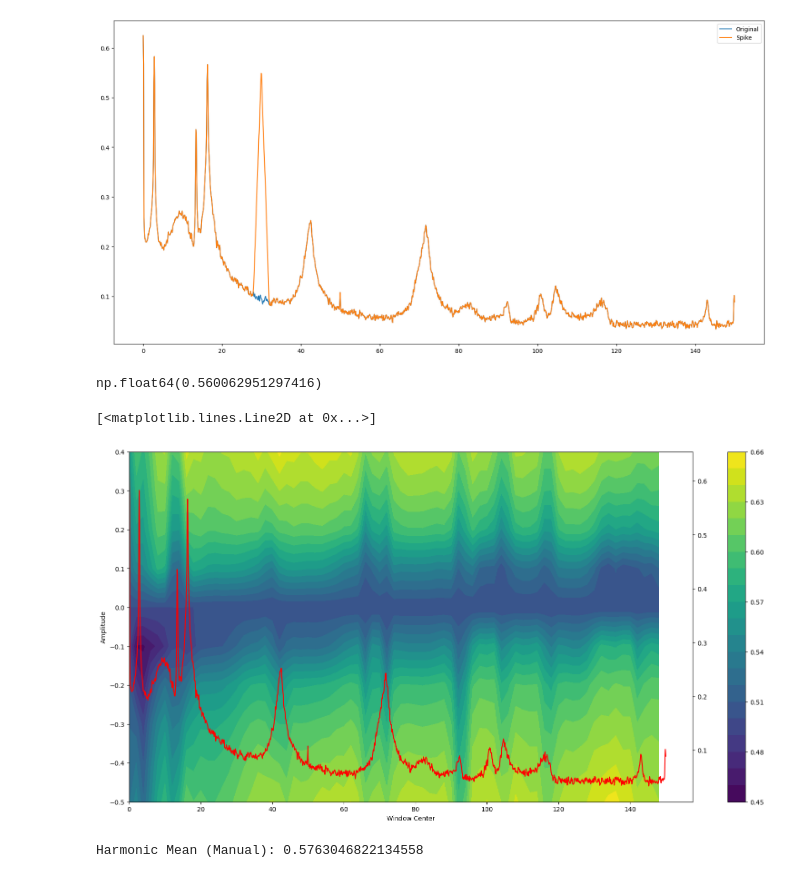
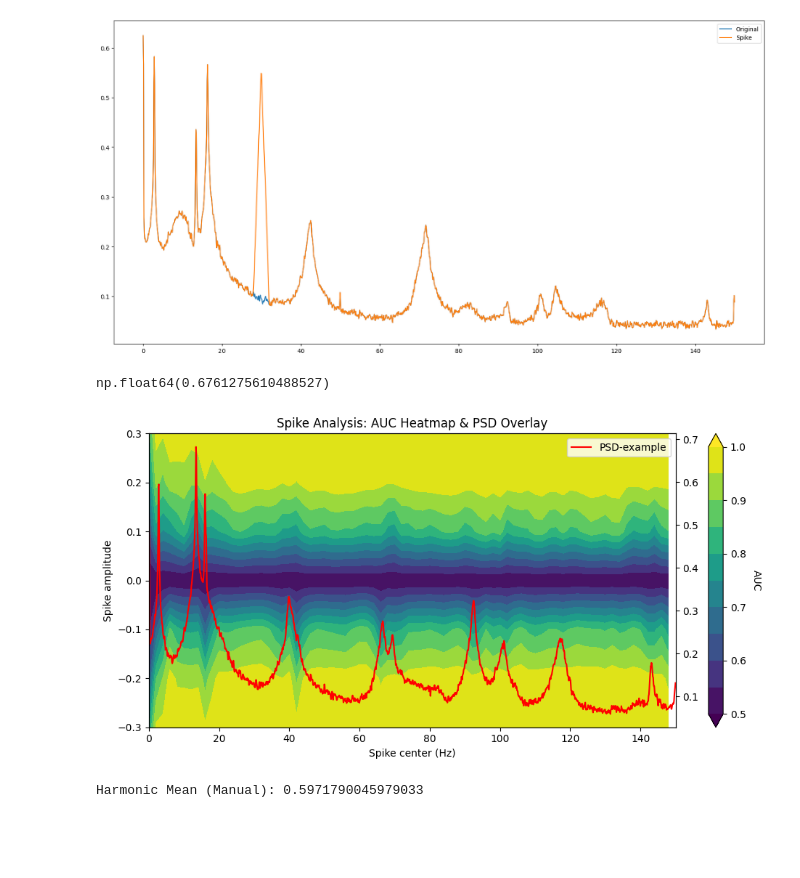
Before and after one commit to YacineBelHadj/hannover-pylon-psd, a Jupyter notebook: hannover_pylon/modelling/finalexp/model_tuning.ipynb, the cells around one changed output. Cells and saved outputs as stored; diff of their text form; code cells hidden in the pictures; blank space fills up the shorter version.

Commit message:
model tuning checking

```diff
--- a/hannover_pylon/modelling/finalexp/model_tuning.ipynb
+++ b/hannover_pylon/modelling/finalexp/model_tuning.ipynb
@@ -223,3 +234,6 @@ Metric val_loss improved. New best score: 0.001
+# %%
+best_model_path = "file:///home/owilab/Documents/YacineB/Code/hannover-pylon/mlruns/0/afb6566539f641e6b1bf89a9c60e1583/artifacts/autoencoder-epoch=142-val_loss=0.0001-v6.ckpt"
+best_model = OneToOneTrainingModule.load_from_checkpoint(best_model_path)
 # %%
 import torch
 import torch.nn as nn
@@ -291,23 +305,56 @@ for amplitude in tqdm(amplitudes):
 # %%
 aucs_real_anomaly
 # %% [output]
-np.float64(0.560062951297416)
+np.float64(0.6761275610488527)
-# %%
-df_va = pd.DataFrame(df_va)
-import seaborn as sns
-heat = df_va.pivot_table(index='amplitude',columns='window_center',values='auc')
-x,y = np.meshgrid(window_centers,amplitudes)
-z = heat.values
-fig,ax = plt.subplots(1,1,figsize=(20,10))
-contour = ax.contourf(x,y,z,cmap='viridis',levels=20)
-ax.set_xlabel('Window Center')
-ax.set_ylabel('Amplitude')
-fig.colorbar(contour, ax=ax)
-ax1 = ax.twinx()
-ax1.plot(freq_axis[0:1490],healthy_psd[0],label='Spike',color='red')
-# %% [output]
-[<matplotlib.lines.Line2D at 0x...>]
-[figure, removed]
+# %%
+import numpy as np
+import pandas as pd
+import matplotlib.pyplot as plt
+import seaborn as sns
+
+# Example data pivot
+df_va = pd.DataFrame(df_va)
+heat = df_va.pivot_table(index='amplitude', columns='window_center', values='auc')
+
+# Create coordinate grids
+x, y = np.meshgrid(window_centers, amplitudes)
+z = heat.values
+
+fig, ax = plt.subplots(figsize=(10, 5))
+
+# Define contour levels that don't fully cover your data range
+# so the triangles can appear at both ends
+# For example, if your z data is roughly in [0.3, 0.9],
+# you might pick [0.2, 1.0] or so for the min and max.
+levels = np.linspace(0.5, 1, 11)
+
+# Use 'extend="both"' to enable triangular extensions at both ends
+contour = ax.contourf(
+    x, y, z,
+    levels=levels,
+    cmap='viridis',
+    extend='both'
+)
+
+# Create colorbar with the same "extend" behavior
+cbar = fig.colorbar(contour, ax=ax)
+cbar.set_label("AUC", rotation=270, labelpad=15)
+
+ax.set_xlabel("Spike center (Hz)")
+ax.set_ylabel("Spike amplitude")
+
+# Plot PSD on a secondary y-axis
+ax1 = ax.twinx()
+ax1.plot(freq_axis[:1490], healthy_psd[5], label="PSD-example", color="red")
+ax1.set_xlim(0, 150)
+ax.set_ylim(-0.3, 0.3)
+ax1.legend(loc="upper right")
+
+plt.title("Spike Analysis: AUC Heatmap & PSD Overlay")
+plt.tight_layout()
+plt.show()
+# %% [output]
+[figure, added]
 # %%
 import numpy as np
 
@@ -319,7 +366,7 @@ if (df_va['auc'] == 0).any():
 harmonic_mean_manual = len(df_va['auc']) / np.sum(1 / df_va['auc'])
 print("Harmonic Mean (Manual):", harmonic_mean_manual)
 # %% [output]
-Harmonic Mean (Manual): 0.5763046822134558
+Harmonic Mean (Manual): 0.5971790045979033
 # %%
 # -- tuning --
 # %%
```
Also changed, not shown: parts of 27 cells of this notebook, 1 other file.
